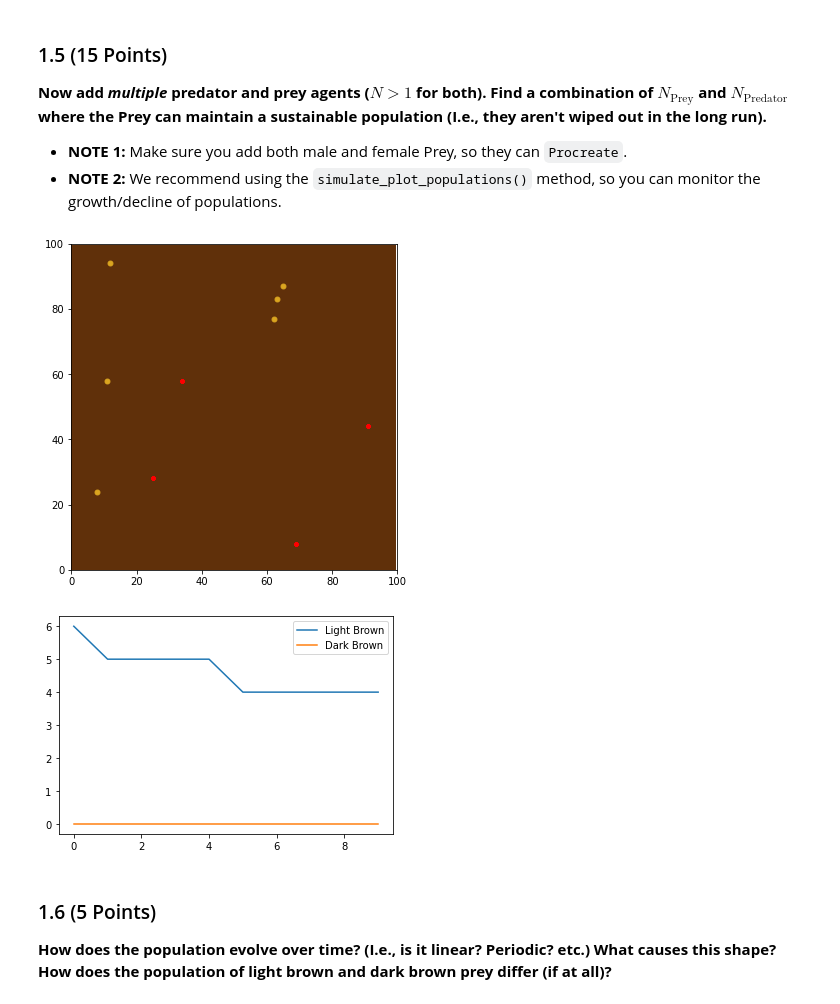
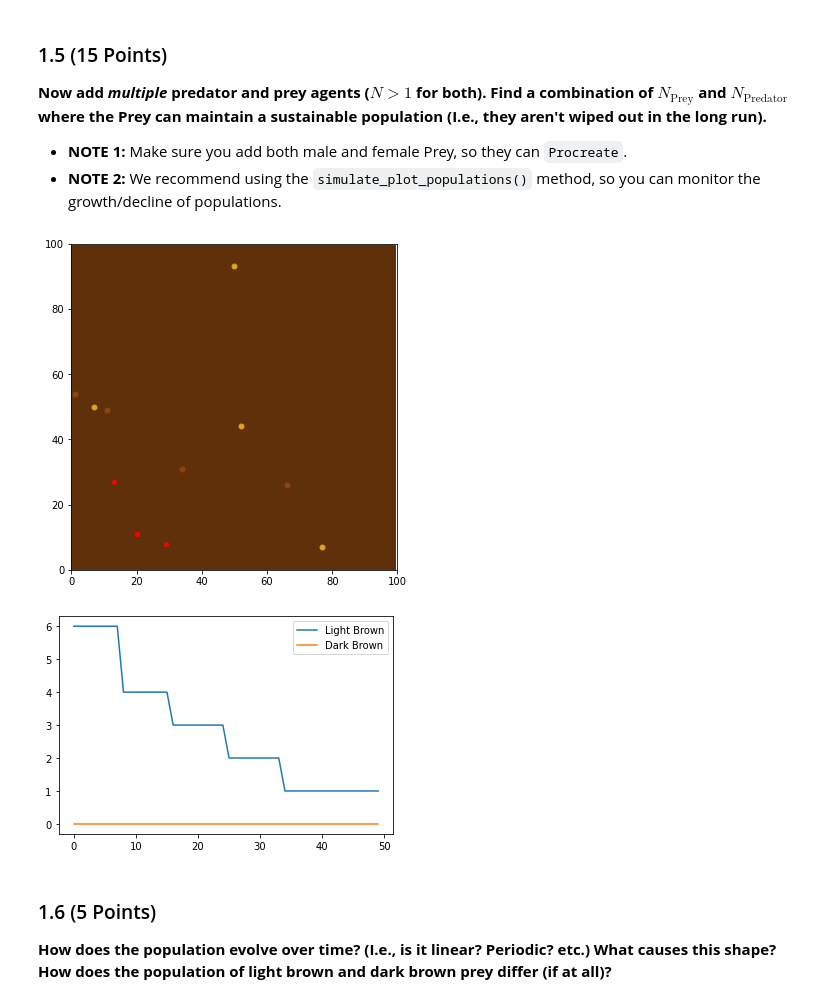
Before and after one commit to JialinQiu/CMSE202-s23-turnin, a Jupyter notebook: hw-03/HW3_ABMs_JialinQiu.ipynb, the cells around one changed output. Saved outputs shown, nothing was run; the diff lists cells and outputs as text; code cells hidden in the pictures.

```diff
--- a/hw-03/HW3_ABMs_JialinQiu.ipynb
+++ b/hw-03/HW3_ABMs_JialinQiu.ipynb
@@ -117,51 +117,51 @@ environment.simulate(50)
 # %%
 # Creat prey agents that are half males half femals
 p1 = Animal_Agent(sex = 'F')
-p1.set_allele(0, 1)
+p1.set_allele(0, 0)
 p2 = Animal_Agent(sex = 'M')
 p2.set_allele(1, 1)
 p3 = Animal_Agent(sex = 'F')
-p3.set_allele(2, 1)
+p3.set_allele(0, 0)
 p4 = Animal_Agent(sex = 'M')
-p4.set_allele(2, 3)
+p4.set_allele(1, 1)
 p5 = Animal_Agent(sex = 'F')
-p5.set_allele(3, 4)
+p5.set_allele(1, 1)
 p6 = Animal_Agent(sex = 'M')
-p6.set_allele(4, 5)
+p6.set_allele(0, 1)
 p7 = Animal_Agent(sex = 'F')
-p7.set_allele(5, 6)
+p7.set_allele(0, 0)
 p8 = Animal_Agent(sex = 'M')
-p8.set_allele(6, 6)
+p8.set_allele(1, 1)
 p9 = Animal_Agent(sex = 'F')
-p9.set_allele(7, 7)
+p9.set_allele(0, 0)
 p0 = Animal_Agent(sex = 'M')
-p0.set_allele(10, 10)
+p0.set_allele(1, 1)
 
 # Creat three predators
 P1 = Animal_Agent(ptype = 'Predator', shape = 'P', color = 'red')
 P2 = Animal_Agent(ptype = 'Predator', shape = 'P', color = 'red')
-P3 = Animal_Agent(ptype = 'Predator', shape = 'P', color = 'red')
+#P3 = Animal_Agent(ptype = 'Predator', shape = 'P', color = 'red')
 
 # Add agents to the environment
 environment.add_agent(p1)
 environment.add_agent(p2)
 environment.add_agent(p3)
 environment.add_agent(p4)
 environment.add_agent(p5)
 environment.add_agent(p6)
 environment.add_agent(p7)
 environment.add_agent(p8)
 environment.add_agent(p9)
 environment.add_agent(p0)
 environment.add_agent(P1)
 environment.add_agent(P2)
-environment.add_agent(P3)
+#environment.add_agent(P3)
 
-environment.simulate(10)
-environment.simulate_plot_populations(10)
+environment.simulate(50)
+environment.simulate_plot_populations(50)
 # %% [output]
-[figure, old version]
+[figure, new version]
-[figure, old version]
+[figure, new version]
 # %% [markdown]
 ### 1.6 (5 Points)
 
```
Also changed, not shown: parts of 11 cells of this notebook.
